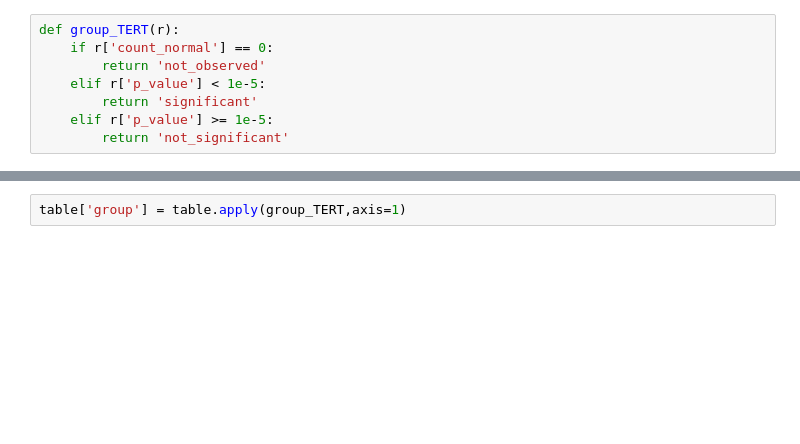
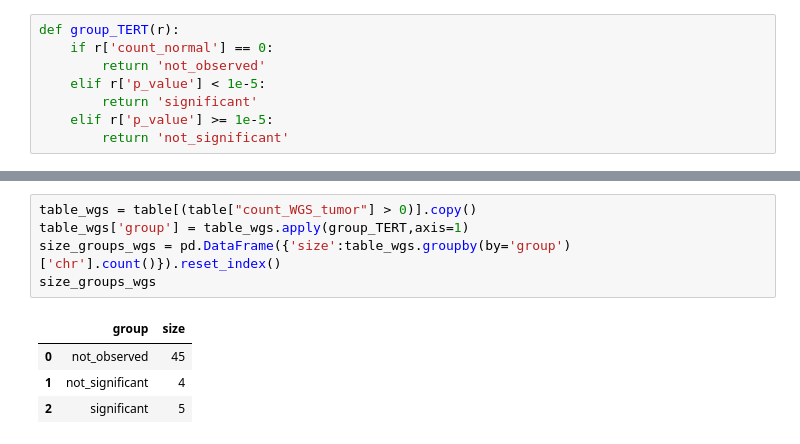
Before and after one commit to bbglab/normal_bladder_paper, a Jupyter notebook: extended/extended10/ExtendedFig10.ipynb, the cells around one changed output, grey strips where cells are left out. Cells and saved outputs as stored; diff of their text form; blank space fills up the shorter version.

```diff
--- a/extended/extended10/ExtendedFig10.ipynb
+++ b/extended/extended10/ExtendedFig10.ipynb
@@ -275,3 +281,11 @@ def group_TERT(r):
 # %%
-table['group'] = table.apply(group_TERT,axis=1)
+table_wgs = table[(table["count_WGS_tumor"] > 0)].copy()
+table_wgs['group'] = table_wgs.apply(group_TERT,axis=1)
+size_groups_wgs = pd.DataFrame({'size':table_wgs.groupby(by='group')['chr'].count()}).reset_index()
+size_groups_wgs
+# %% [output]
+|  | group | size |
+| 0 | not_observed | 45 |
+| 1 | not_significant | 4 |
+| 2 | significant | 5 |
 # %%
```
Also changed, not shown: parts of 10 cells of this notebook, 10 other files.
